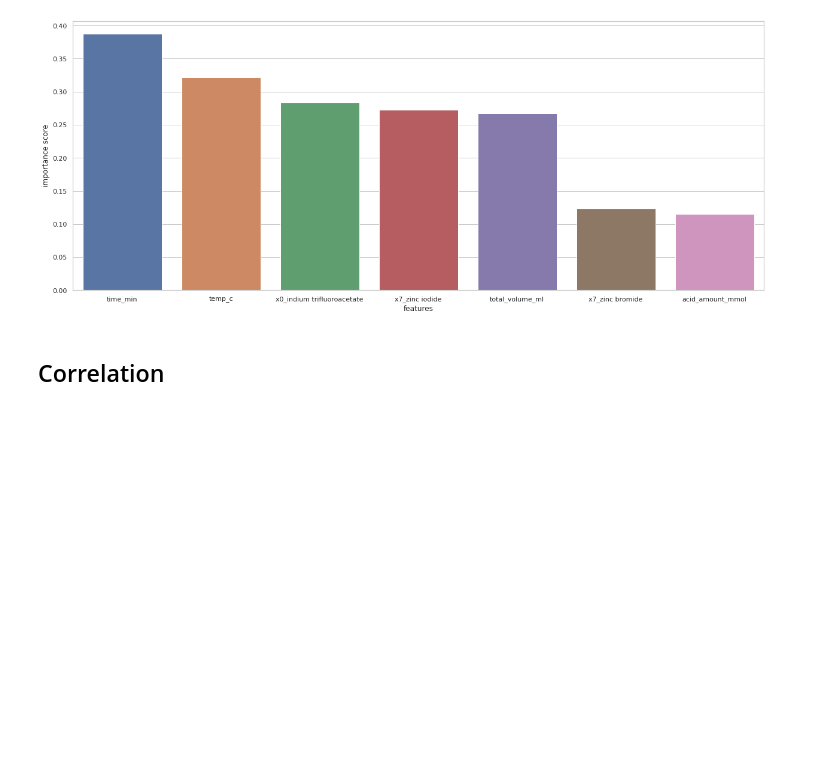
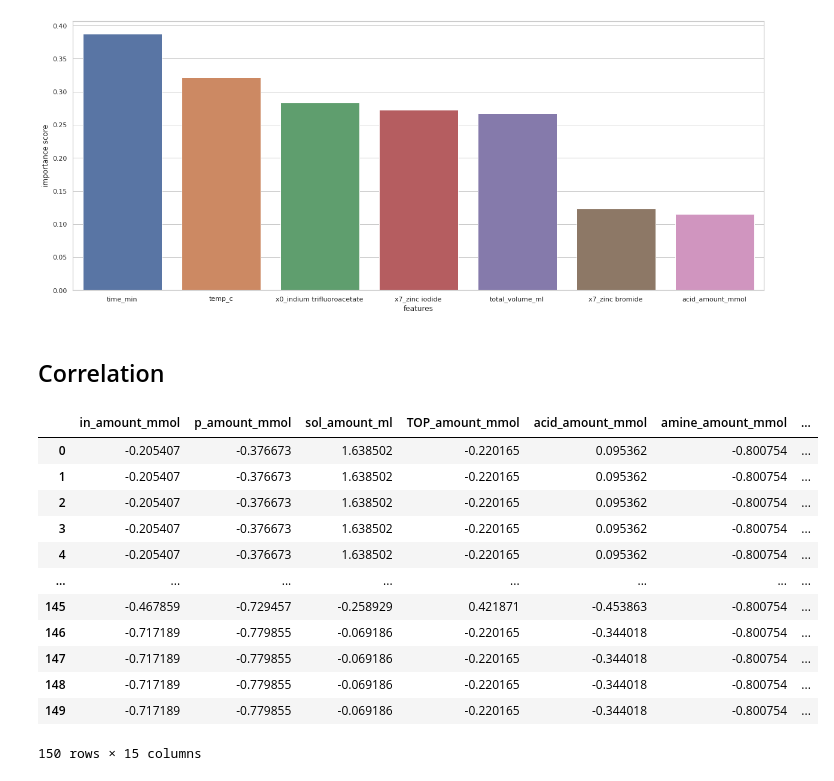
Before and after one commit to Health-Universe/Indium-Phosphide, a Jupyter notebook: HI_85/notebook2/hao_test/5. Single-output.ipynb, the cells around one changed output. Drawn from its saved outputs; the diff is of its cells as text; code cells hidden in the pictures; blank space fills up the shorter version.

```diff
--- a/HI_85/notebook2/hao_test/5. Single-output.ipynb
+++ b/HI_85/notebook2/hao_test/5. Single-output.ipynb
@@ -863,0 +859,42 @@ df.head()
+# %%
+FeatureMatrix = ['in_amount_mmol',
+             'p_amount_mmol',
+             'sol_amount_ml',
+             'TOP_amount_mmol',
+             'acid_amount_mmol',
+             'amine_amount_mmol',
+             'thiol_amount_mmol',
+             'zinc_amount_mmol',
+             'other_amount_mmol',
+             'total_volume_ml']
+
+Output = ['diameter_nm', 'emission_nm', 'abs_nm']
+
+FeatureMatrix_and_outputs = ['in_amount_mmol',
+             'p_amount_mmol',
+             'sol_amount_ml',
+             'TOP_amount_mmol',
+             'acid_amount_mmol',
+             'amine_amount_mmol',
+             'thiol_amount_mmol',
+             'zinc_amount_mmol',
+             'other_amount_mmol',
+             'total_volume_ml',
+             'temp_c',
+             'time_min','diameter_nm', 'emission_nm', 'abs_nm']
+df_corr = df[FeatureMatrix_and_outputs]
+df_corr
+# %% [output]
+|  | in_amount_mmol | p_amount_mmol | sol_amount_ml | TOP_amount_mmol | acid_amount_mmol | amine_amount_mmol | ... |
+| 0 | -0.205407 | -0.376673 | 1.638502 | -0.220165 | 0.095362 | -0.800754 | ... |
+| 1 | -0.205407 | -0.376673 | 1.638502 | -0.220165 | 0.095362 | -0.800754 | ... |
+| 2 | -0.205407 | -0.376673 | 1.638502 | -0.220165 | 0.095362 | -0.800754 | ... |
+| 3 | -0.205407 | -0.376673 | 1.638502 | -0.220165 | 0.095362 | -0.800754 | ... |
+| 4 | -0.205407 | -0.376673 | 1.638502 | -0.220165 | 0.095362 | -0.800754 | ... |
+| ... | ... | ... | ... | ... | ... | ... | ... |
+| 145 | -0.467859 | -0.729457 | -0.258929 | 0.421871 | -0.453863 | -0.800754 | ... |
+| 146 | -0.717189 | -0.779855 | -0.069186 | -0.220165 | -0.344018 | -0.800754 | ... |
+| 147 | -0.717189 | -0.779855 | -0.069186 | -0.220165 | -0.344018 | -0.800754 | ... |
+| 148 | -0.717189 | -0.779855 | -0.069186 | -0.220165 | -0.344018 | -0.800754 | ... |
+| 149 | -0.717189 | -0.779855 | -0.069186 | -0.220165 | -0.344018 | -0.800754 | ... |
+150 rows × 15 columns
```
Also changed, not shown: parts of 2 cells of this notebook.
